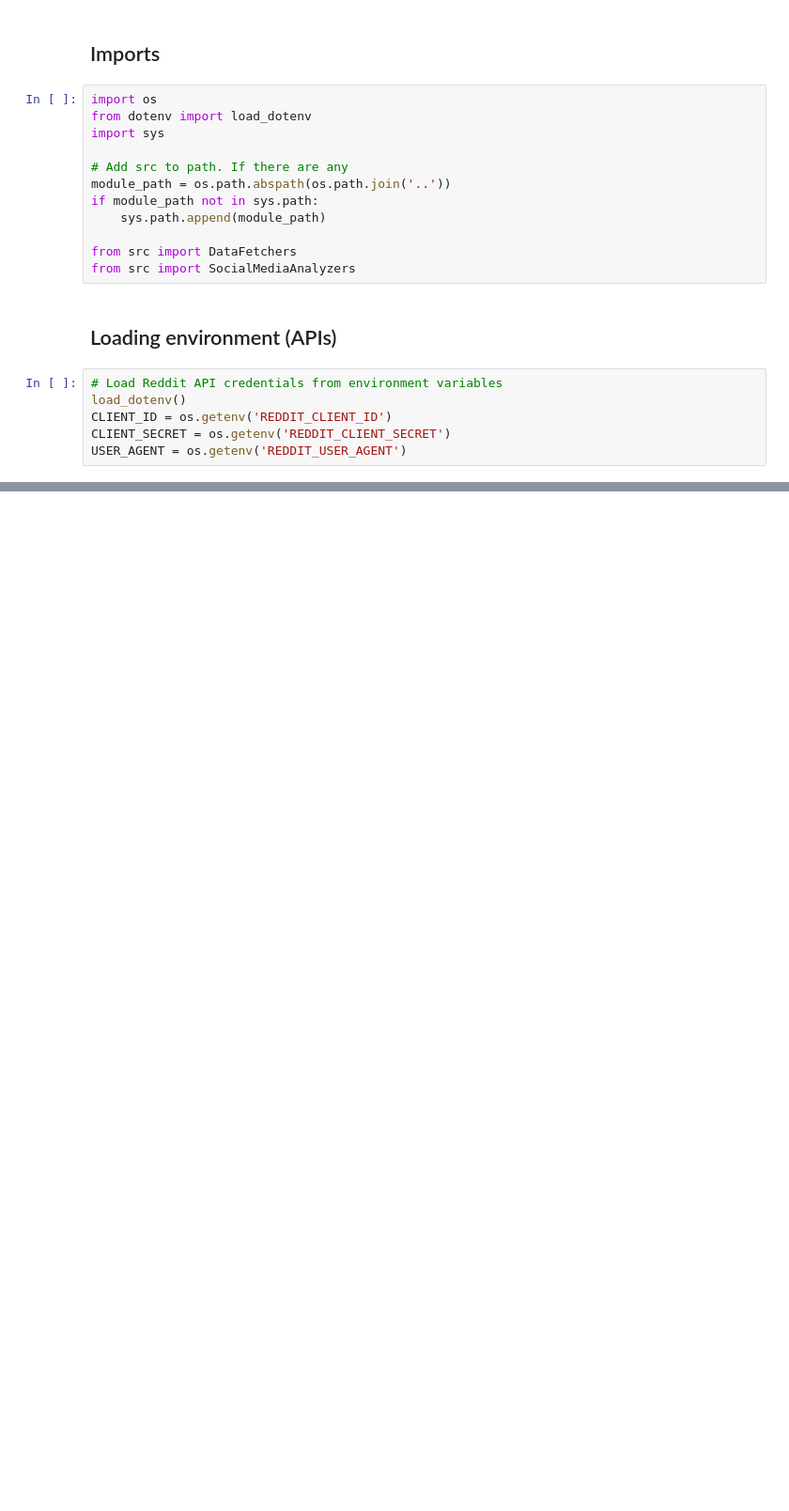
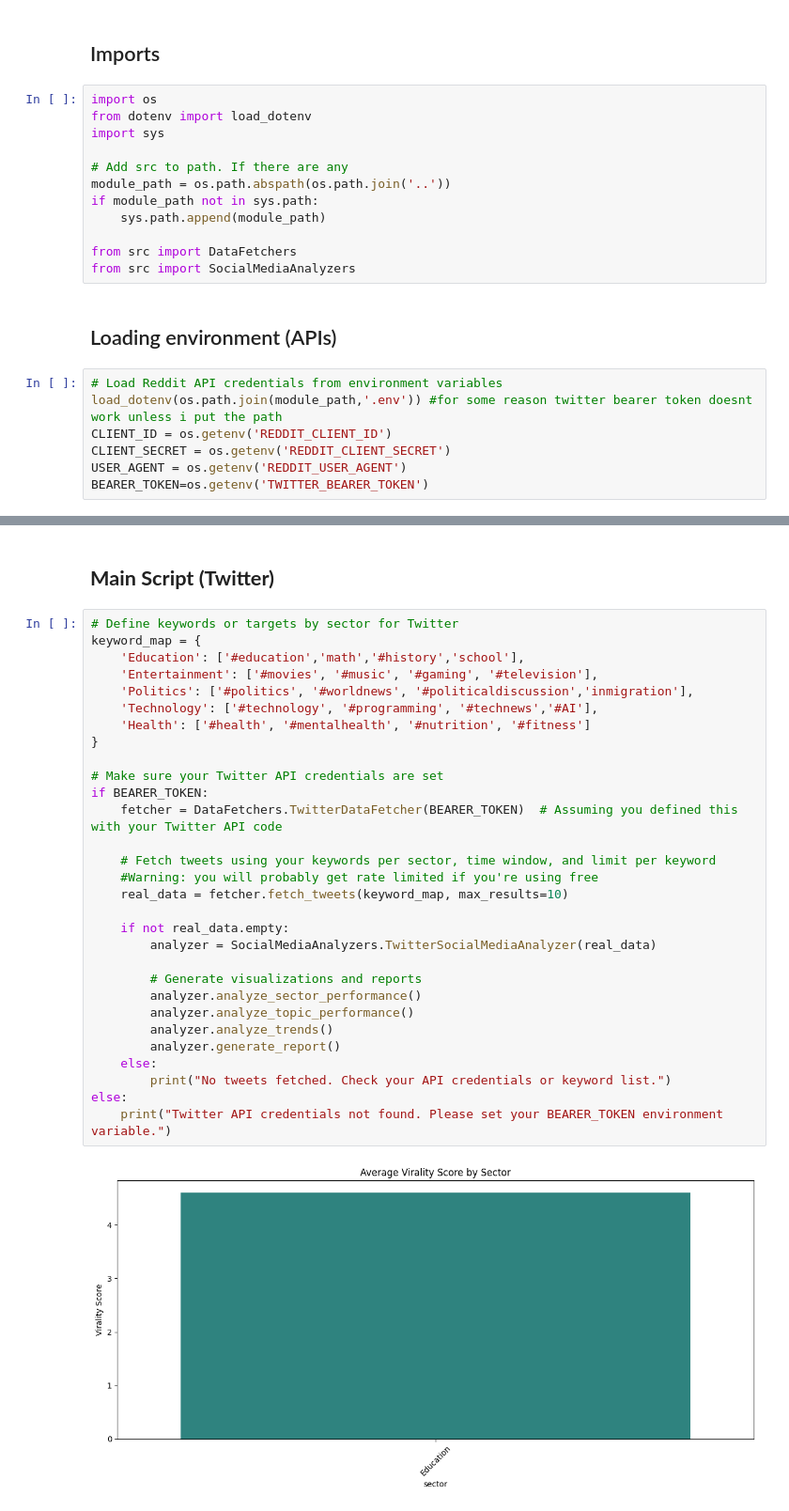
Before and after one commit to AlgAlg01/social-media-analysis, a Jupyter notebook: main.ipynb, the cells around one changed output, grey strips where cells are left out. Shown: that part at 94% size. Saved outputs shown, nothing was run; the diff lists cells and outputs as text; blank space fills up the shorter version.

```diff
--- a/main.ipynb
+++ b/main.ipynb
@@ -16,8 +16,9 @@ from src import SocialMediaAnalyzers
 ## Loading environment (APIs)
 # %%
 # Load Reddit API credentials from environment variables
-load_dotenv()
+load_dotenv(os.path.join(module_path,'.env')) #for some reason twitter bearer token doesnt work unless i put the path
 CLIENT_ID = os.getenv('REDDIT_CLIENT_ID')
 CLIENT_SECRET = os.getenv('REDDIT_CLIENT_SECRET')
 USER_AGENT = os.getenv('REDDIT_USER_AGENT')
+BEARER_TOKEN=os.getenv('TWITTER_BEARER_TOKEN')
 # %% [markdown]
@@ -88,0 +81,34 @@ technews     1520.62     1518.02
+# %% [markdown]
+## **Main Script (Twitter)**
+# %%
+# Define keywords or targets by sector for Twitter
+keyword_map = {
+    'Education': ['#education','math','#history','school'],
+    'Entertainment': ['#movies', '#music', '#gaming', '#television'],
+    'Politics': ['#politics', '#worldnews', '#politicaldiscussion','inmigration'],
+    'Technology': ['#technology', '#programming', '#technews','#AI'],
+    'Health': ['#health', '#mentalhealth', '#nutrition', '#fitness']
+}
+
+# Make sure your Twitter API credentials are set
+if BEARER_TOKEN:
+    fetcher = DataFetchers.TwitterDataFetcher(BEARER_TOKEN)  # Assuming you defined this with your Twitter API code
+
+    # Fetch tweets using your keywords per sector, time window, and limit per keyword
+    #Warning: you will probably get rate limited if you're using free
+    real_data = fetcher.fetch_tweets(keyword_map, max_results=10)
+
+    if not real_data.empty:
+        analyzer = SocialMediaAnalyzers.TwitterSocialMediaAnalyzer(real_data)
+
+        # Generate visualizations and reports
+        analyzer.analyze_sector_performance()
+        analyzer.analyze_topic_performance()
+        analyzer.analyze_trends()
+        analyzer.generate_report()
+    else:
+        print("No tweets fetched. Check your API credentials or keyword list.")
+else:
+    print("Twitter API credentials not found. Please set your BEARER_TOKEN environment variable.")
+# %% [output]
+[figure, added]
```
Also changed, not shown: parts of 3 cells of this notebook, 3 other files.
